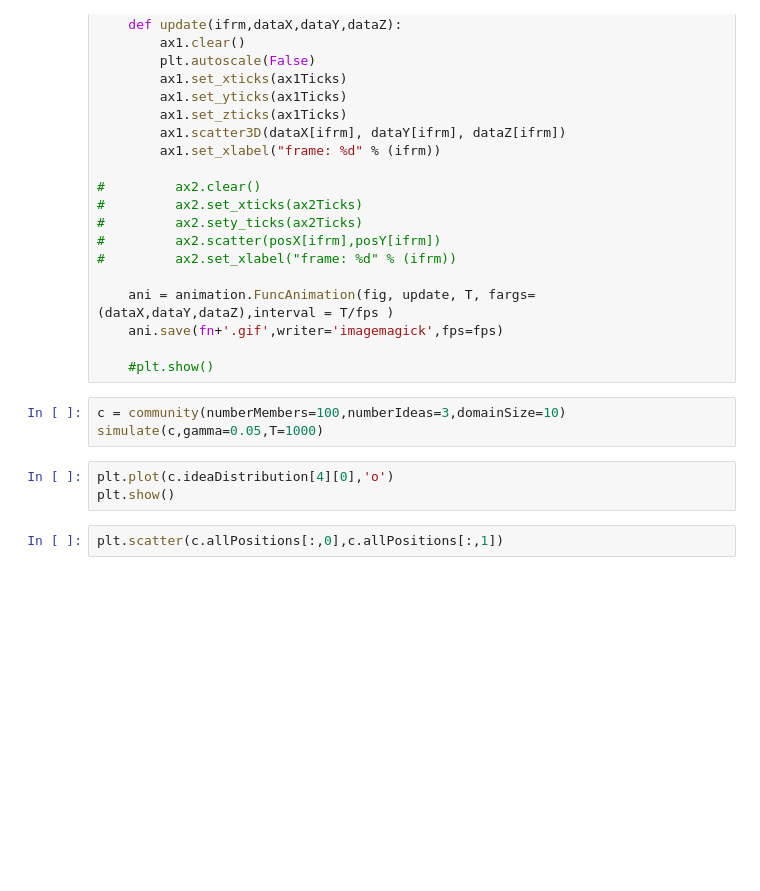
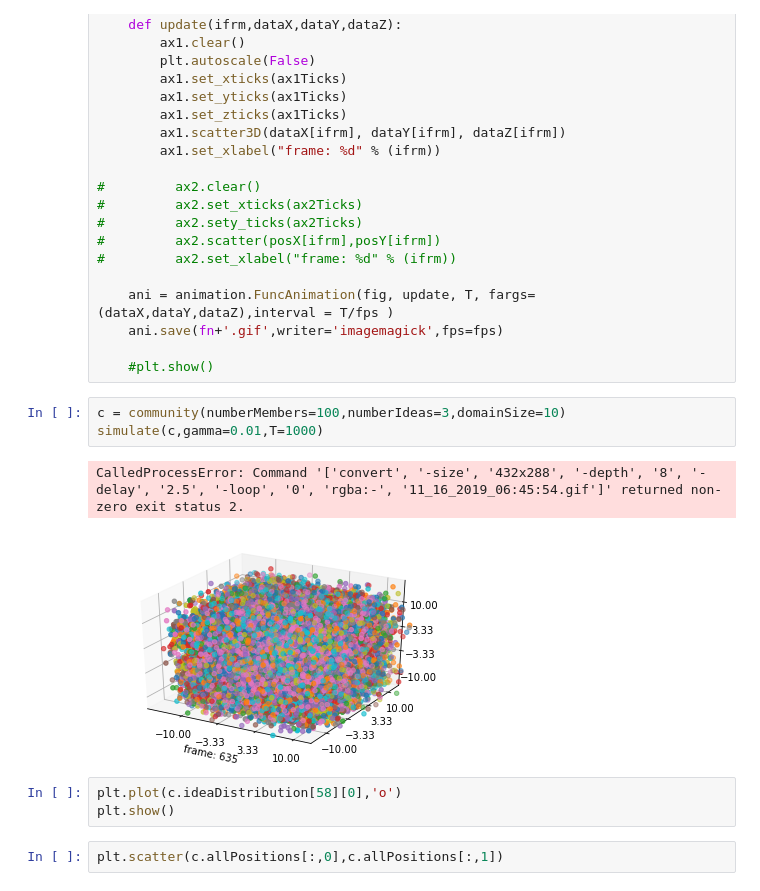
Before and after one commit to tcikezu/ideatransfer, a Jupyter notebook: simulate.ipynb, the cells around one changed output. Saved outputs shown, nothing was run; the diff lists cells and outputs as text; blank space fills up the shorter version.

```diff
--- a/simulate.ipynb
+++ b/simulate.ipynb
@@ -71,9 +71,12 @@ def simulate(c=None, gamma = 0.005, T = 80,fn=date_time):
     #plt.show()
 # %%
 c = community(numberMembers=100,numberIdeas=3,domainSize=10)
-simulate(c,gamma=0.05,T=1000)
+simulate(c,gamma=0.01,T=1000)
+# %% [output]
+CalledProcessError: Command '['convert', '-size', '432x288', '-depth', '8', '-delay', '2.5', '-loop', '0', 'rgba:-', '11_16_2019_06:45:54.gif']' returned non-zero exit status 2.
+[figure, added]
 # %%
-plt.plot(c.ideaDistribution[4][0],'o')
+plt.plot(c.ideaDistribution[58][0],'o')
 plt.show()
 # %%
 plt.scatter(c.allPositions[:,0],c.allPositions[:,1])
```
Also changed, not shown: parts of 2 cells of this notebook, 4 other files.
